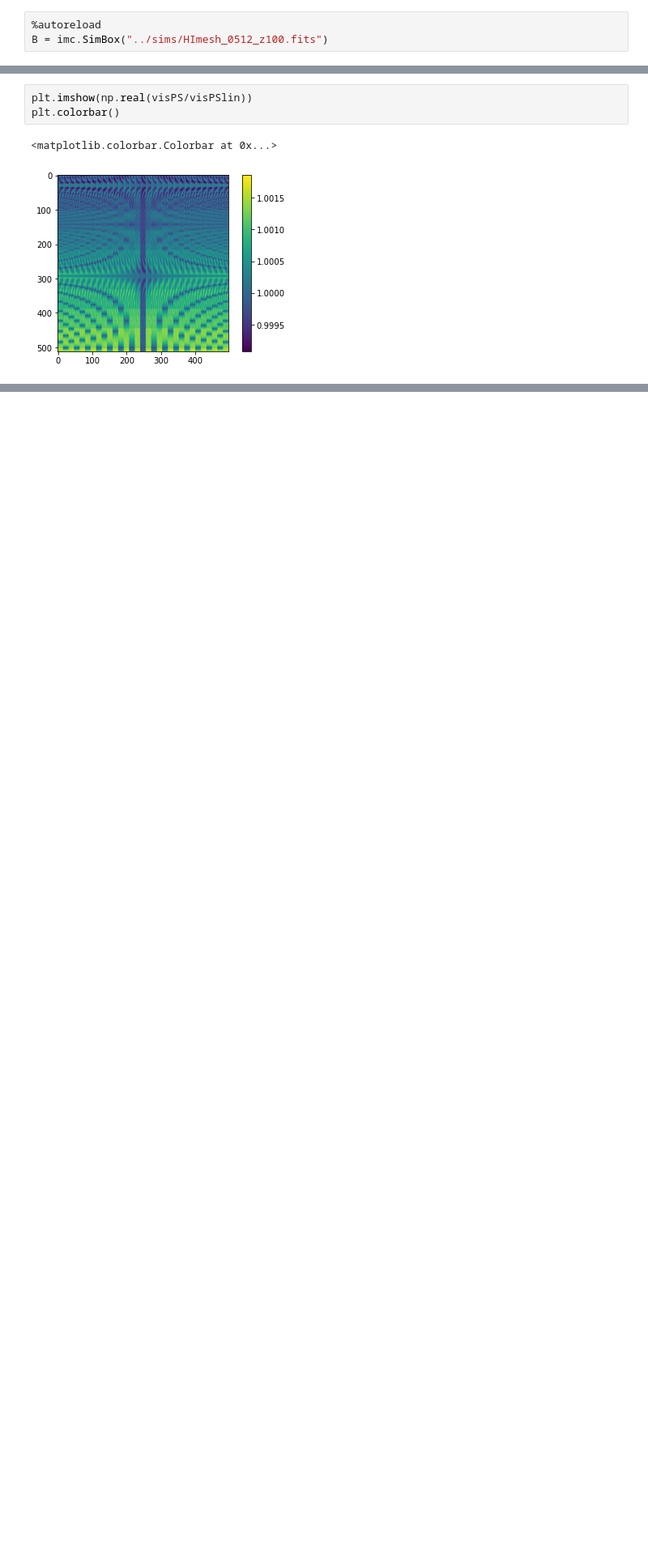
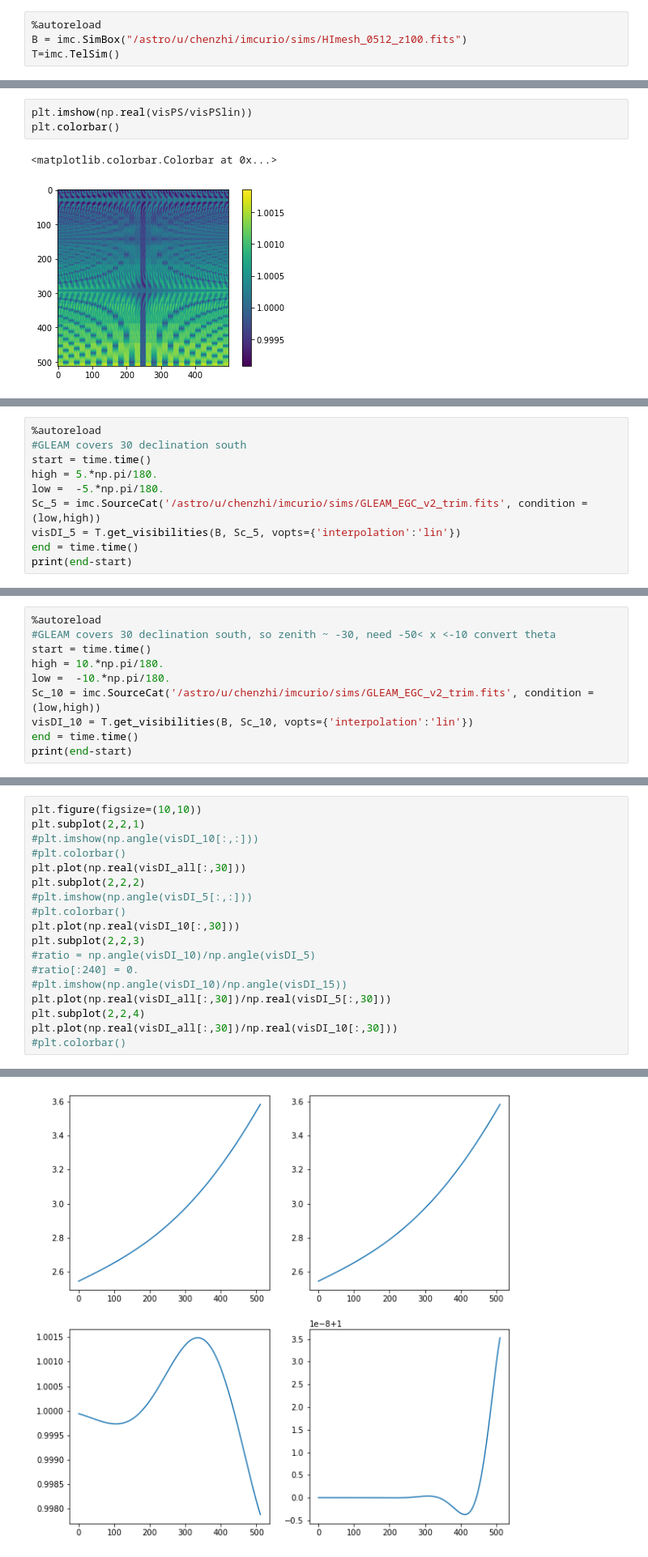
Before and after one commit to radiohep/imcurio, a Jupyter notebook: notebooks/point_source_vis.ipynb, the cells around one changed output, grey strips where cells are left out. Shown: that part at 81% size. Cells and saved outputs as stored; diff of their text form; blank space fills up the shorter version.

Commit message:
point source update

```diff
--- a/notebooks/point_source_vis.ipynb
+++ b/notebooks/point_source_vis.ipynb
@@ -14,6 +12,7 @@ The autoreload extension is already loaded. To reload it, use:
 # %%
 %autoreload
-B = imc.SimBox("../sims/HImesh_0512_z100.fits")
+B = imc.SimBox("/astro/u/chenzhi/imcurio/sims/HImesh_0512_z100.fits")
+T=imc.TelSim()
 # %% [output]
 Box size: 32.81-20.88 deg from z=0.72-1.33
 # %%
@@ -78,0 +93,10 @@ plt.imshow(np.angle(visDI))
+# %%
+%autoreload
+#GLEAM covers 30 declination south
+start = time.time()
+high = 5.*np.pi/180.
+low =  -5.*np.pi/180.
+Sc_5 = imc.SourceCat('/astro/u/chenzhi/imcurio/sims/GLEAM_EGC_v2_trim.fits', condition = (low,high))
+visDI_5 = T.get_visibilities(B, Sc_5, vopts={'interpolation':'lin'})
+end = time.time()
+print(end-start)
@@ -82,0 +111,10 @@ plt.imshow(np.angle(visDI))
+# %%
+%autoreload
+#GLEAM covers 30 declination south, so zenith ~ -30, need -50< x <-10 convert theta
+start = time.time()
+high = 10.*np.pi/180.
+low =  -10.*np.pi/180.
+Sc_10 = imc.SourceCat('/astro/u/chenzhi/imcurio/sims/GLEAM_EGC_v2_trim.fits', condition = (low,high))
+visDI_10 = T.get_visibilities(B, Sc_10, vopts={'interpolation':'lin'})
+end = time.time()
+print(end-start)
@@ -82,0 +125,19 @@ plt.imshow(np.angle(visDI))
+# %%
+plt.figure(figsize=(10,10))
+plt.subplot(2,2,1)
+#plt.imshow(np.angle(visDI_10[:,:]))
+#plt.colorbar()
+plt.plot(np.real(visDI_all[:,30]))
+plt.subplot(2,2,2)
+#plt.imshow(np.angle(visDI_5[:,:]))
+#plt.colorbar()
+plt.plot(np.real(visDI_10[:,30]))
+plt.subplot(2,2,3)
+#ratio = np.angle(visDI_10)/np.angle(visDI_5)
+#ratio[:240] = 0.
+#plt.imshow(np.angle(visDI_10)/np.angle(visDI_15))
+plt.plot(np.real(visDI_all[:,30])/np.real(visDI_5[:,30]))
+plt.subplot(2,2,4)
+plt.plot(np.real(visDI_all[:,30])/np.real(visDI_10[:,30]))
+#plt.colorbar()
+# %% [output]
@@ -82,0 +145 @@ plt.imshow(np.angle(visDI))
+[figure, added]
```
Also changed, not shown: parts of 19 cells of this notebook, 2 other files.
